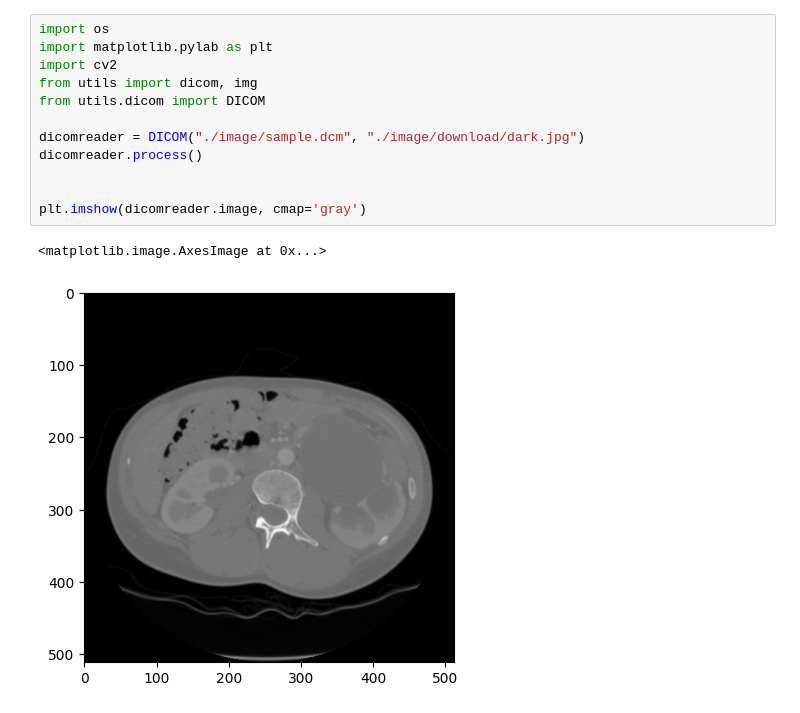
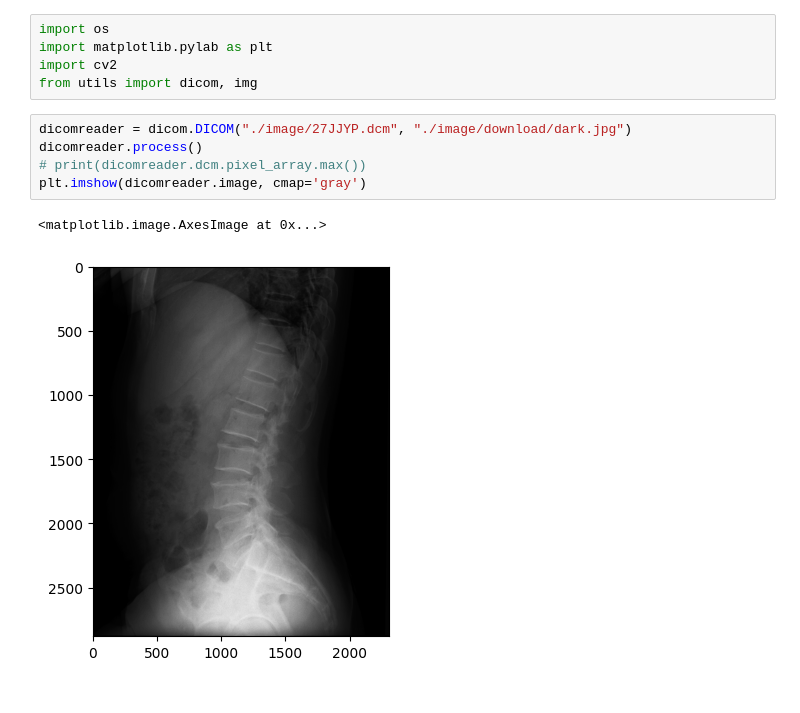
Before and after one commit to NhanVo-gmt/Dicom, a Jupyter notebook: dicomreader.ipynb, the cells around one changed output. Saved outputs shown, nothing was run; the diff lists cells and outputs as text.

Commit message:
fixing saving image

```diff
--- a/dicomreader.ipynb
+++ b/dicomreader.ipynb
@@ -3,13 +3,11 @@ import os
 import matplotlib.pylab as plt
 import cv2
 from utils import dicom, img
-from utils.dicom import DICOM
-
-dicomreader = DICOM("./image/sample.dcm", "./image/download/dark.jpg")
-dicomreader.process()
-
-
-plt.imshow(dicomreader.image, cmap='gray')
-# %% [output]
-<matplotlib.image.AxesImage at 0x...>
-[figure, removed]
+# %%
+dicomreader = dicom.DICOM("./image/27JJYP.dcm", "./image/download/dark.jpg")
+dicomreader.process()
+# print(dicomreader.dcm.pixel_array.max())
+plt.imshow(dicomreader.image, cmap='gray')
+# %% [output]
+<matplotlib.image.AxesImage at 0x...>
+[figure, added]
```
Also changed, not shown: 5 other files.
